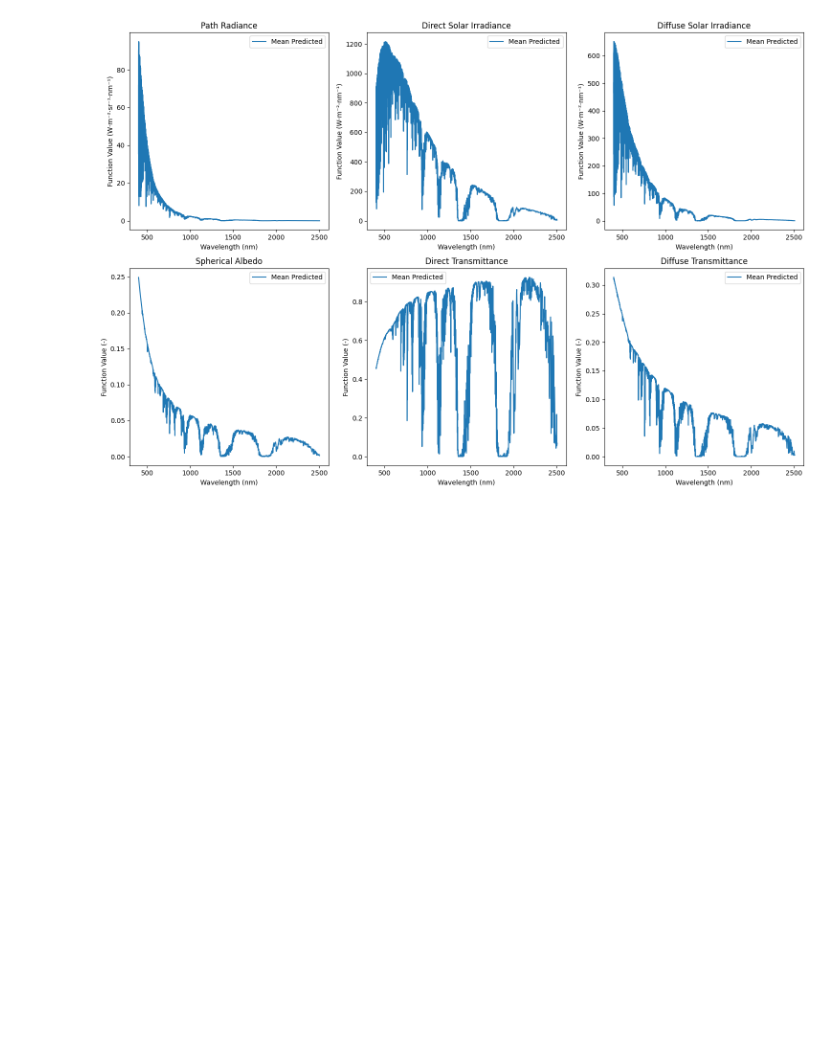
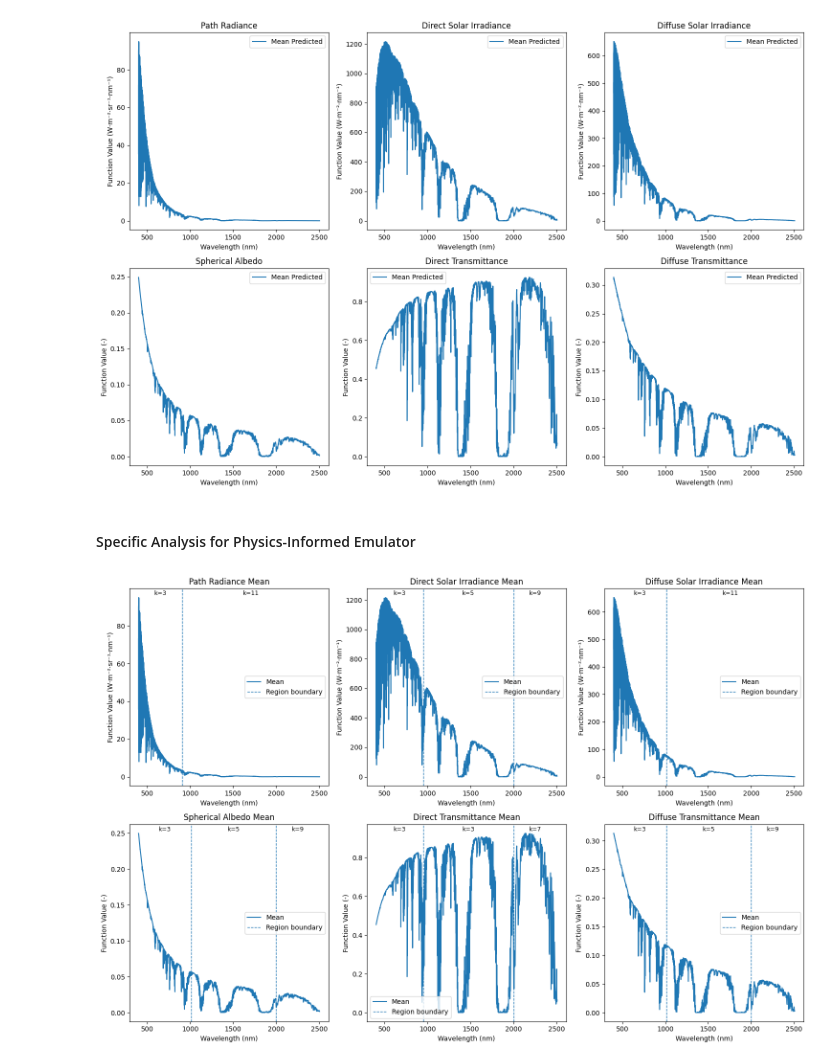
Before and after one commit to Teolul/Masters_Thesis, a Jupyter notebook: nn_pipeline.ipynb, the cells around one changed output. Saved outputs shown, nothing was run; the diff lists cells and outputs as text; code cells hidden in the pictures; blank space fills up the shorter version.

```diff
--- a/nn_pipeline.ipynb
+++ b/nn_pipeline.ipynb
@@ -492,6 +492,50 @@ plt.tight_layout()
 plt.show()
 # %% [output]
 [figure]
+# %% [markdown]
+#### Specific Analysis for Physics-Informed Emulator
+# %%
+importlib.reload(nn_models)
+
+plt.figure(figsize=(15, 10))
+
+for i in range(globals.N_FUNCTIONS):
+    plt.subplot(2, 3, i+1)
+
+    mean_func = np.mean(Y_resh[:, i, :], axis=0)
+    plt.plot(wavelengths, mean_func, label="Mean")
+
+    # add region boundaries
+    for start, end, kernel in nn_models.REGION_CONFIGS[i]:
+        # draw boundary at start of region
+        if start > 0:
+            wl = wavelengths[0] + start * (wavelengths[-1] - wavelengths[0])
+            plt.axvline(
+                wl,
+                linestyle="--",
+                linewidth=1,
+                label=f"Region boundary"
+            )
+
+        mid_frac = (start + end) / 2
+        mid_wl = wavelengths[0] + mid_frac * (wavelengths[-1] - wavelengths[0])
+
+        ymin, ymax = plt.ylim()
+        plt.text(mid_wl, ymax - 0.01 * (ymax - ymin), f"k={kernel}", ha="center", va="top", fontsize=9)
+
+    plt.title(f"{globals.function_names_plots[i]} Mean")
+    plt.xlabel("Wavelength (nm)")
+    plt.ylabel("Function Value (" + globals.function_units_plots[i] + ")")
+
+    # avoid duplicate legend entries from region lines
+    handles, labels = plt.gca().get_legend_handles_labels()
+    by_label = dict(zip(labels, handles))
+    plt.legend(by_label.values(), by_label.keys())
+
+plt.tight_layout()
+plt.show()
+# %% [output]
+[figure, added]
 # %%
 # for f_tuple, func_name in zip(features, globals.function_names_plots):
 #     items = [(name, f) for name, f in f_tuple.items() if name != '32']
```
Also changed, not shown: 42 other files.
